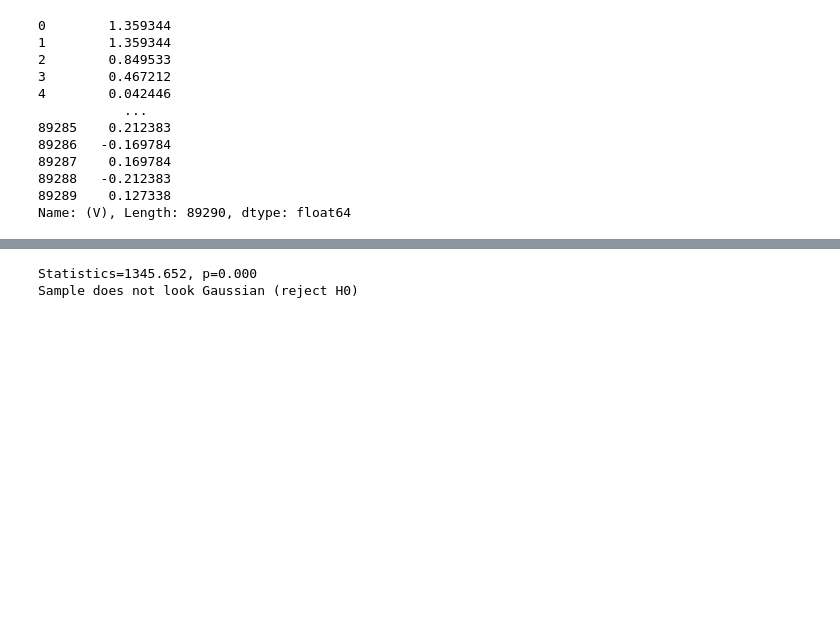
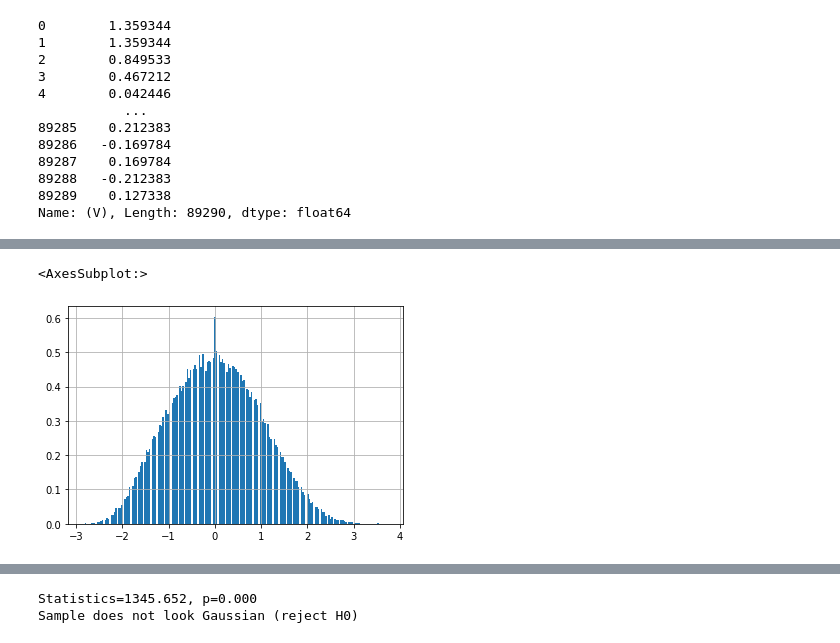
Before and after one commit to emanbuc/noise, a Jupyter notebook: assignment2.ipynb, the cells around one changed output, grey strips where cells are left out. Cells and saved outputs as stored; diff of their text form; code cells hidden in the pictures; blank space fills up the shorter version.

```diff
--- a/assignment2.ipynb
+++ b/assignment2.ipynb
@@ -132,0 +138,5 @@ data30.plot(kind= 'density')
+# %%
+data30.loc[:,"(V)"].hist(bins=200, density=True)
+# %% [output]
+<AxesSubplot:>
+[figure, added]
```
Also changed, not shown: parts of 10 cells of this notebook.
